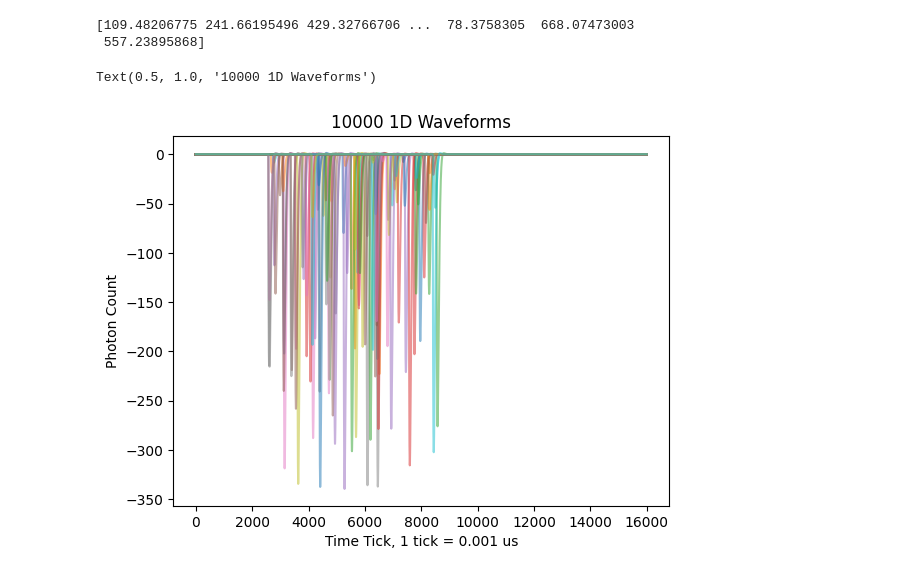
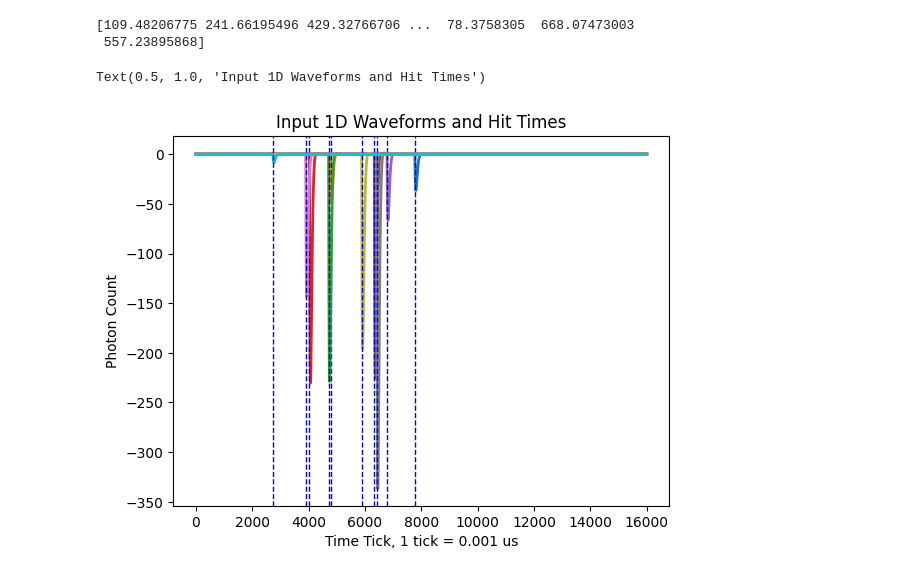
Before and after one commit to carsmithhhh/flash_detection, a Jupyter notebook: data_gen.ipynb, the cells around one changed output. Drawn from its saved outputs; the diff is of its cells as text; code cells hidden in the pictures.

```diff
--- a/data_gen.ipynb
+++ b/data_gen.ipynb
@@ -106,11 +106,14 @@ np.save("10k_flashes", data, allow_pickle=True)
 # %%
 waveforms = np.load('10k_flashes.npy', allow_pickle=True).item()
+ticks = np.arange(len(waveforms['waveforms'][0]))
 
-for wf in waveforms['waveforms'][:100]:
-    plt.plot(ticks, wf, alpha=0.5)
+for i, wf in enumerate(waveforms['waveforms'][10:20]):
+    plt.plot(ticks, wf, linewidth=2)
+    plt.axvline(x=waveforms['arrival_times'][i+10]+2560, color='b', linestyle='--', linewidth=1, label='True arrival')
+
 plt.xlabel(f"Time Tick, 1 tick = {sim.light_tick_size} us")
 plt.ylabel("Photon Count")
-plt.title(f"{len(waveforms['waveforms'])} 1D Waveforms")
+plt.title(f"Input 1D Waveforms and Hit Times")
 # %% [output]
-Text(0.5, 1.0, '10000 1D Waveforms')
+Text(0.5, 1.0, 'Input 1D Waveforms and Hit Times')
-[figure, old version]
+[figure, new version]
```
Also changed, not shown: parts of 2 cells of this notebook, 3 other files.
